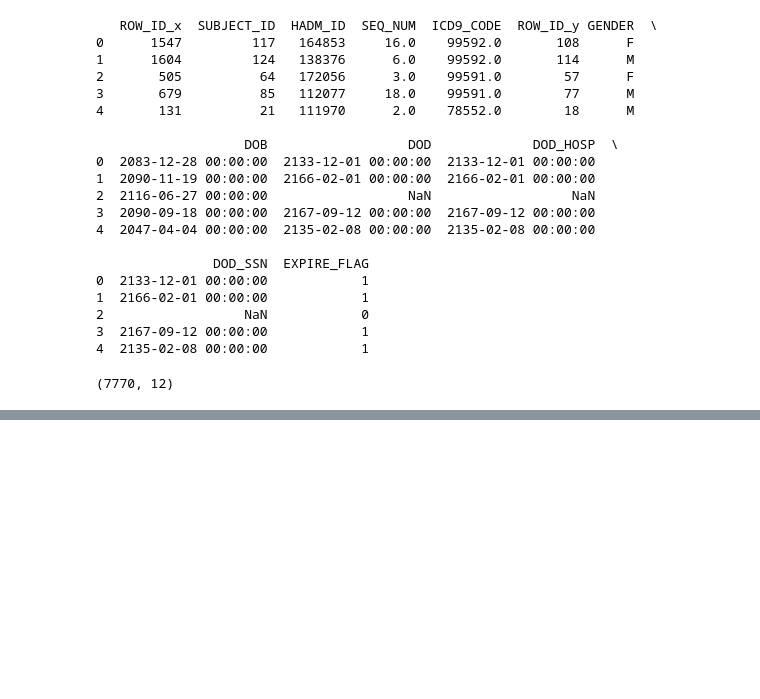
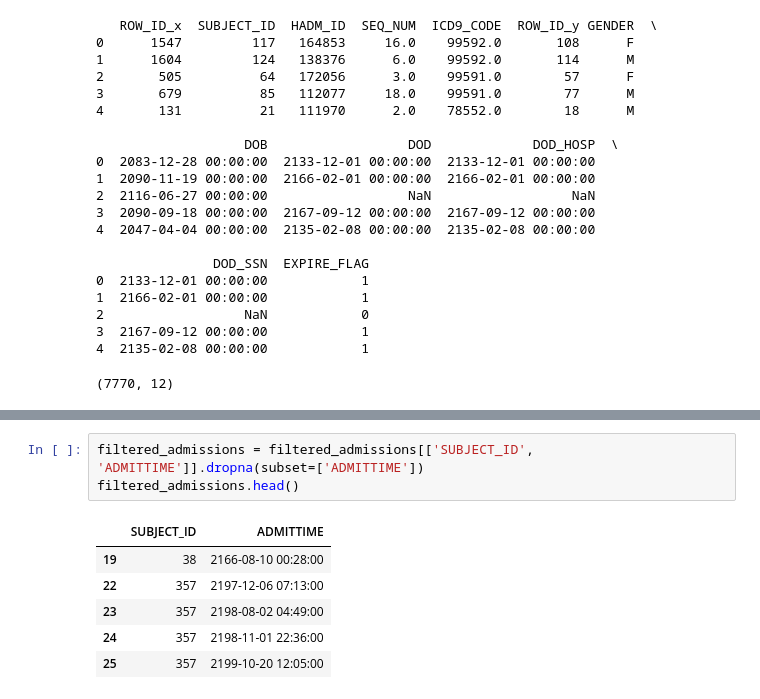
Before and after one commit to ParsaHaghighatgoo/mimic-analysis, a Jupyter notebook: ExtractSepsisPatients.ipynb, the cells around one changed output, grey strips where cells are left out. Saved outputs shown, nothing was run; the diff lists cells and outputs as text; blank space fills up the shorter version.

```diff
--- a/ExtractSepsisPatients.ipynb
+++ b/ExtractSepsisPatients.ipynb
@@ -120,0 +208,10 @@ sepsis_patients.shape
+# %%
+filtered_admissions = filtered_admissions[['SUBJECT_ID', 'ADMITTIME']].dropna(subset=['ADMITTIME'])
+filtered_admissions.head()
+# %% [output]
+|  | SUBJECT_ID | ADMITTIME |
+| 19 | 38 | 2166-08-10 00:28:00 |
+| 22 | 357 | 2197-12-06 07:13:00 |
+| 23 | 357 | 2198-08-02 04:49:00 |
+| 24 | 357 | 2198-11-01 22:36:00 |
+| 25 | 357 | 2199-10-20 12:05:00 |
```
Also changed, not shown: parts of 35 cells of this notebook, 1 other file.
